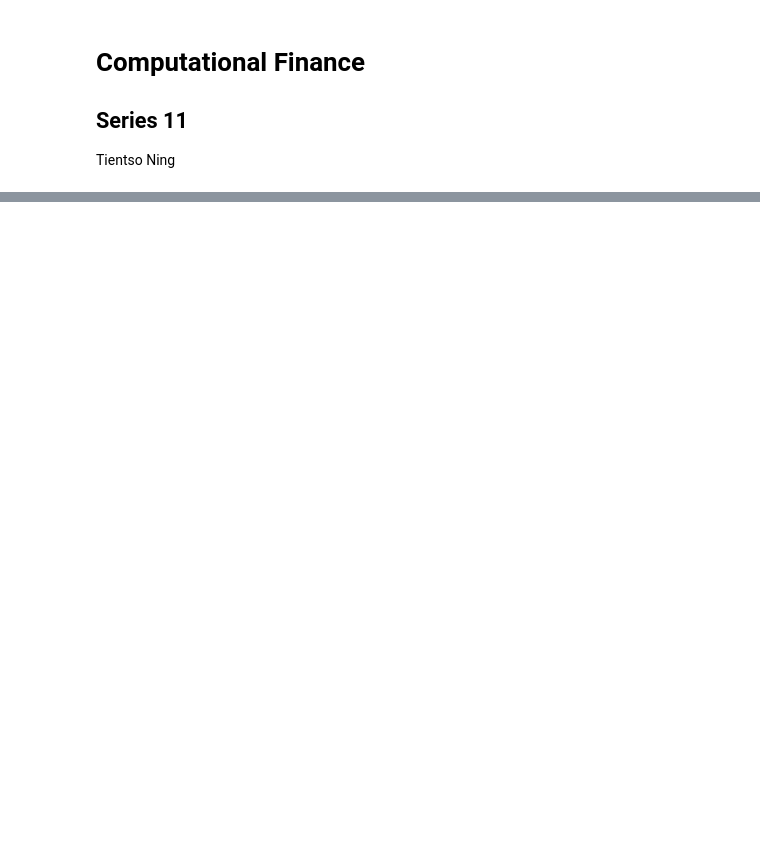
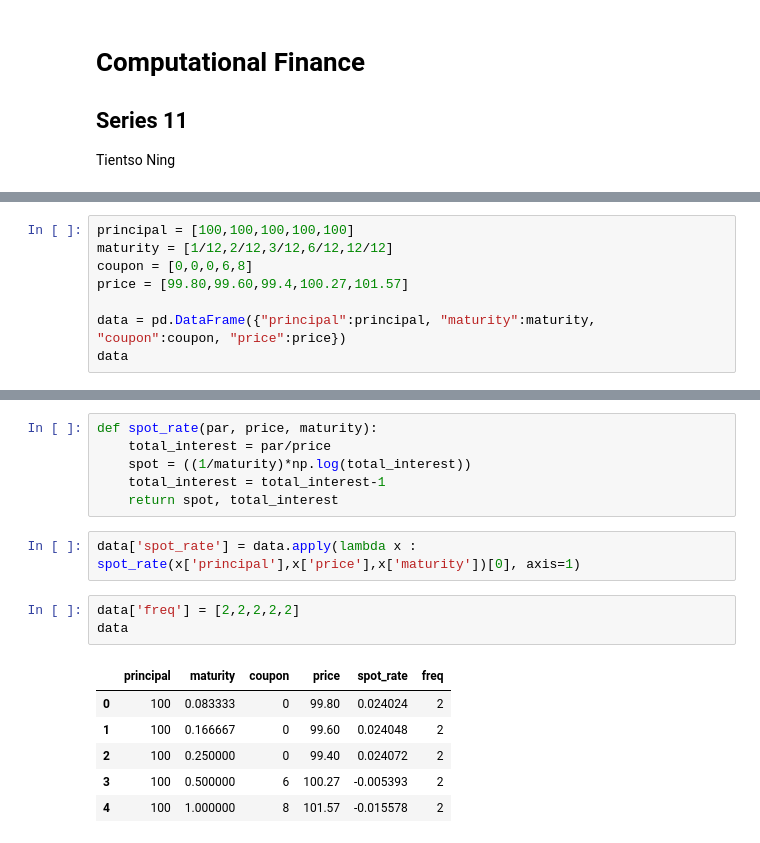
Before and after one commit to kensekense/unige-spring-2020, a Jupyter notebook: finance/tp11/tp11_finance_kense.ipynb, the cells around one changed output, grey strips where cells are left out. Saved outputs shown, nothing was run; the diff lists cells and outputs as text; blank space fills up the shorter version.

```diff
--- a/finance/tp11/tp11_finance_kense.ipynb
+++ b/finance/tp11/tp11_finance_kense.ipynb
@@ -138,0 +24,8 @@ if __name__ == "__main__":
+# %%
+principal = [100,100,100,100,100]
+maturity = [1/12,2/12,3/12,6/12,12/12]
+coupon = [0,0,0,6,8]
+price = [99.80,99.60,99.4,100.27,101.57]
+
+data = pd.DataFrame({"principal":principal, "maturity":maturity, "coupon":coupon, "price":price})
+data
@@ -138,0 +39,18 @@ if __name__ == "__main__":
+# %%
+def spot_rate(par, price, maturity):
+    total_interest = par/price
+    spot = ((1/maturity)*np.log(total_interest))
+    total_interest = total_interest-1
+    return spot, total_interest
+# %%
+data['spot_rate'] = data.apply(lambda x : spot_rate(x['principal'],x['price'],x['maturity'])[0], axis=1)
+# %%
+data['freq'] = [2,2,2,2,2]
+data
+# %% [output]
+|  | principal | maturity | coupon | price | spot_rate | freq |
+| 0 | 100 | 0.083333 | 0 | 99.80 | 0.024024 | 2 |
+| 1 | 100 | 0.166667 | 0 | 99.60 | 0.024048 | 2 |
+| 2 | 100 | 0.250000 | 0 | 99.40 | 0.024072 | 2 |
+| 3 | 100 | 0.500000 | 6 | 100.27 | -0.005393 | 2 |
+| 4 | 100 | 1.000000 | 8 | 101.57 | -0.015578 | 2 |
```
Also changed, not shown: parts of 23 cells of this notebook, 2 other files.
